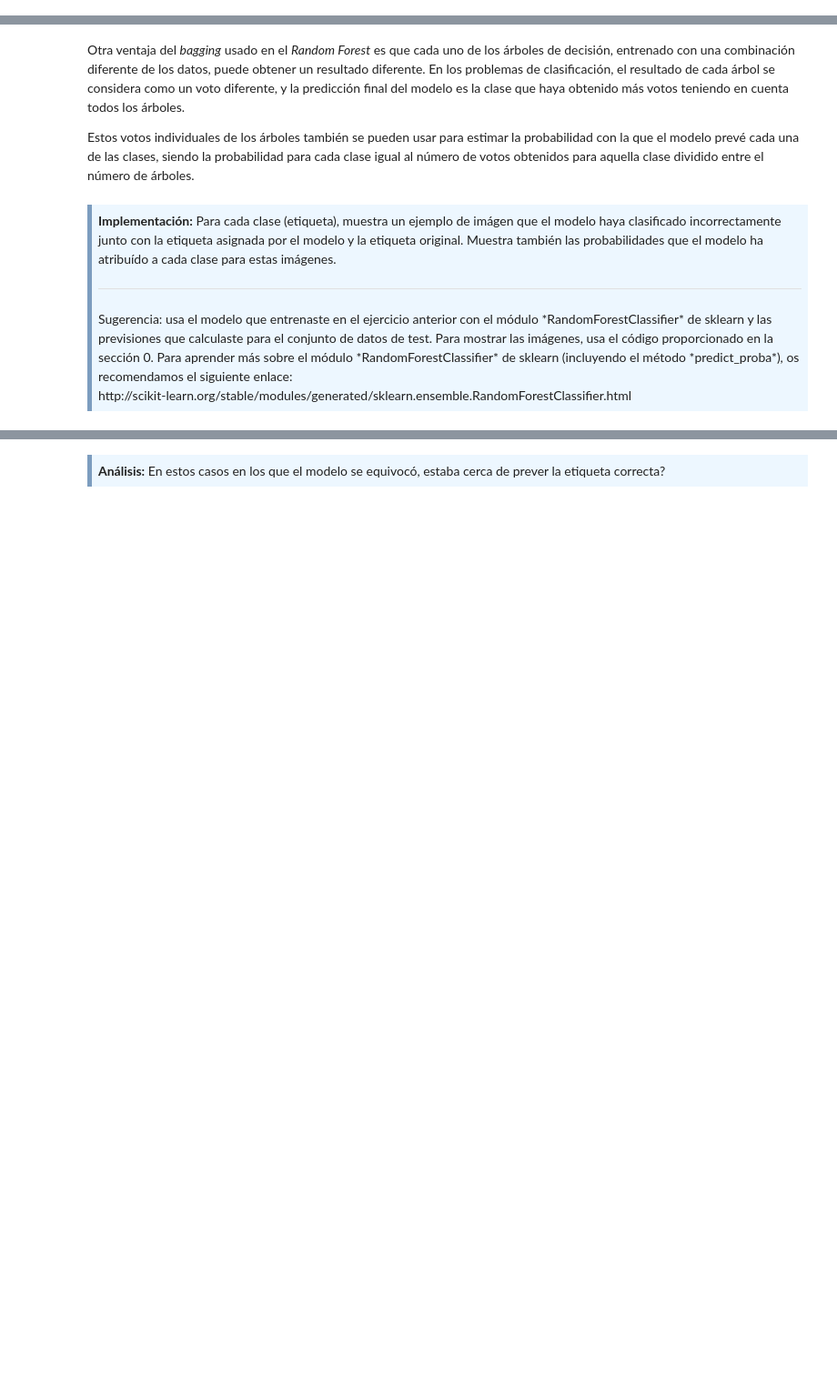
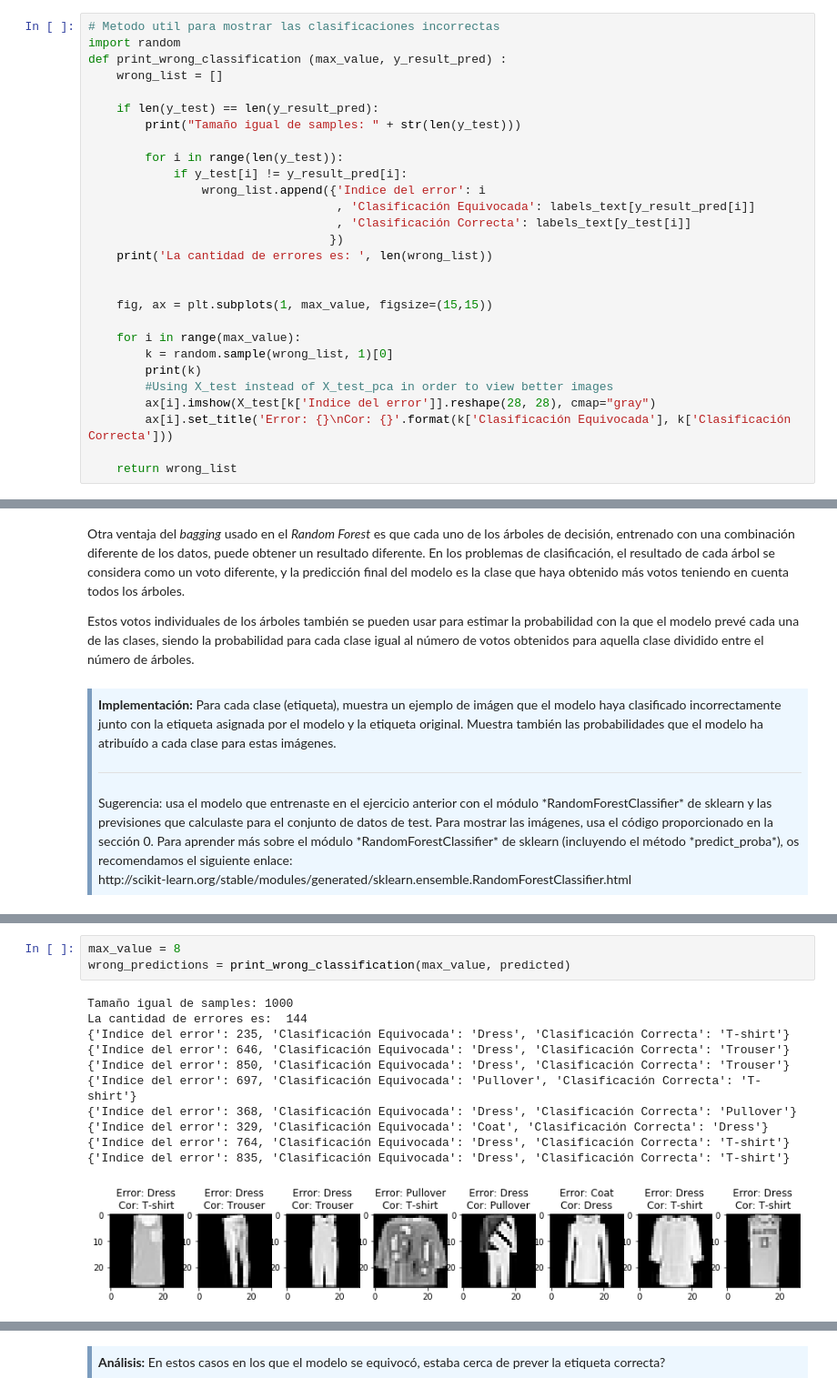
Before and after one commit to fernandoabcampos/advanced-data-mining, a Jupyter notebook: PEC4/20181_M2.855_PEC4-Enunciado.ipynb, the cells around one changed output, grey strips where cells are left out. Shown at 91% size. Cells and saved outputs as stored; diff of their text form; blank space fills up the shorter version.

```diff
--- a/PEC4/20181_M2.855_PEC4-Enunciado.ipynb
+++ b/PEC4/20181_M2.855_PEC4-Enunciado.ipynb
@@ -67,6 +67,34 @@ for i in range(n_classes):
     ax[i].set_title("{}".format(labels_text[i]))
 # %% [output]
 [figure]
+# %%
+# Metodo util para mostrar las clasificaciones incorrectas
+import random
+def print_wrong_classification (max_value, y_result_pred) :
+    wrong_list = []
+
+    if len(y_test) == len(y_result_pred):
+        print("Tamaño igual de samples: " + str(len(y_test)))
+
+        for i in range(len(y_test)):
+            if y_test[i] != y_result_pred[i]:
+                wrong_list.append({'Indice del error': i
+                                   , 'Clasificación Equivocada': labels_text[y_result_pred[i]]
+                                   , 'Clasificación Correcta': labels_text[y_test[i]]
+                                  })
+    print('La cantidad de errores es: ', len(wrong_list))
+
+
+    fig, ax = plt.subplots(1, max_value, figsize=(15,15))
+
+    for i in range(max_value):
+        k = random.sample(wrong_list, 1)[0]
+        print(k)
+        #Using X_test instead of X_test_pca in order to view better images
+        ax[i].imshow(X_test[k['Indice del error']].reshape(28, 28), cmap="gray")
+        ax[i].set_title('Error: {}\nCor: {}'.format(k['Clasificación Equivocada'], k['Clasificación Correcta']))
+
+    return wrong_list
 # %% [markdown]
 Tal como en la PEC 3, reducimos dimensionalidad usando PCA:
 # %%
@@ -159,0 +199,15 @@ http://scikit-learn.org/stable/modules/generated/sklearn.ensemble.RandomForestCl
+# %%
+max_value = 8
+wrong_predictions = print_wrong_classification(max_value, predicted)
+# %% [output]
+Tamaño igual de samples: 1000
+La cantidad de errores es:  144
+{'Indice del error': 235, 'Clasificación Equivocada': 'Dress', 'Clasificación Correcta': 'T-shirt'}
+{'Indice del error': 646, 'Clasificación Equivocada': 'Dress', 'Clasificación Correcta': 'Trouser'}
+{'Indice del error': 850, 'Clasificación Equivocada': 'Dress', 'Clasificación Correcta': 'Trouser'}
+{'Indice del error': 697, 'Clasificación Equivocada': 'Pullover', 'Clasificación Correcta': 'T-shirt'}
+{'Indice del error': 368, 'Clasificación Equivocada': 'Dress', 'Clasificación Correcta': 'Pullover'}
+{'Indice del error': 329, 'Clasificación Equivocada': 'Coat', 'Clasificación Correcta': 'Dress'}
+{'Indice del error': 764, 'Clasificación Equivocada': 'Dress', 'Clasificación Correcta': 'T-shirt'}
+{'Indice del error': 835, 'Clasificación Equivocada': 'Dress', 'Clasificación Correcta': 'T-shirt'}
+[figure, added]
```
Also changed, not shown: parts of 2 cells of this notebook.
